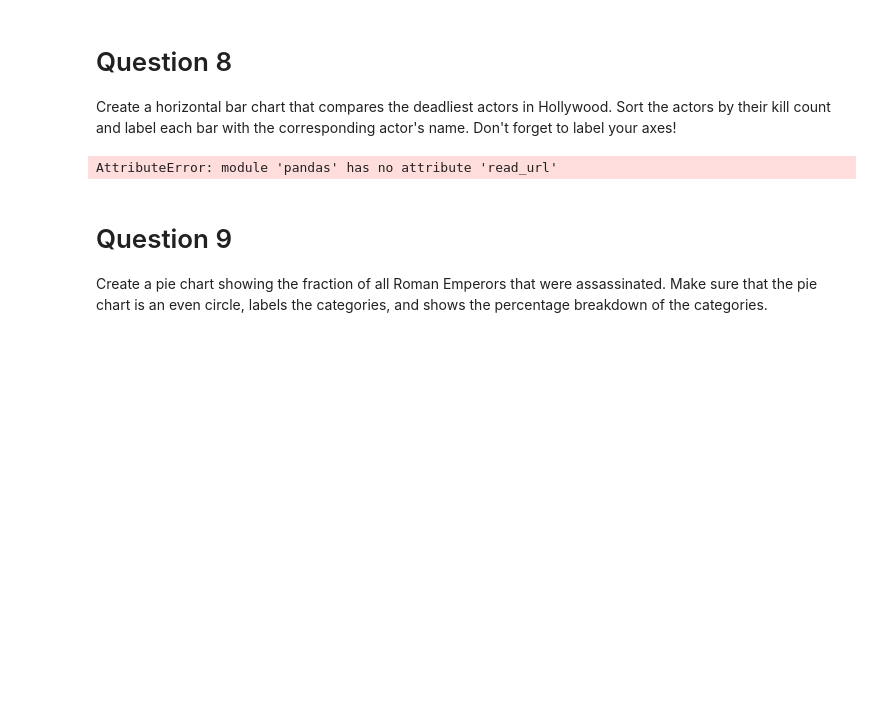
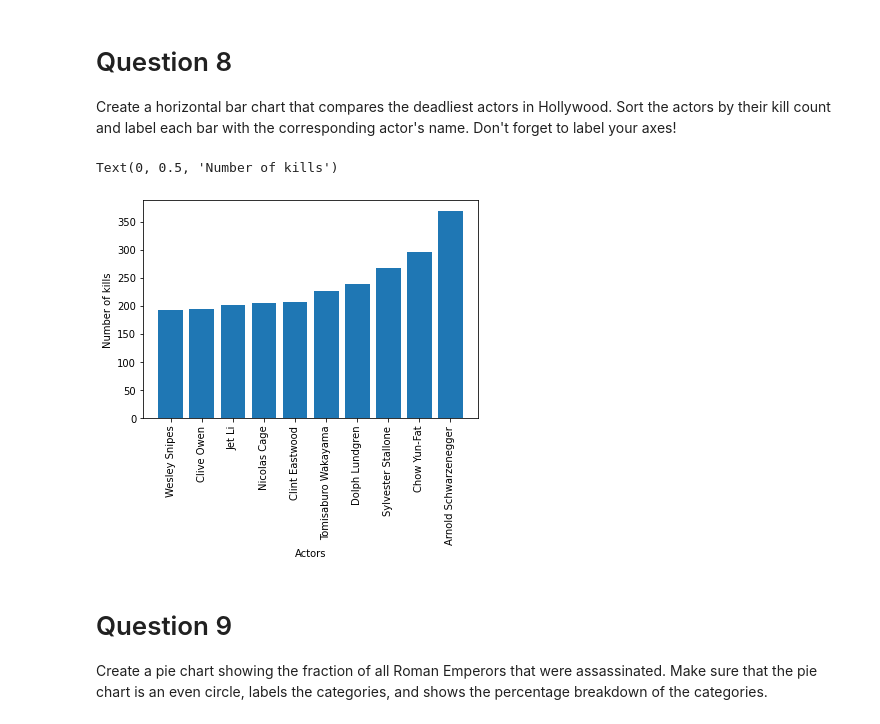
Before and after one commit to ravigandhigeorgian/ravi.gandhi.BDAT1004PS3, a Jupyter notebook: Problem set 3.ipynb, the cells around one changed output. Cells and saved outputs as stored; diff of their text form; code cells hidden in the pictures; blank space fills up the shorter version.

```diff
--- a/Problem set 3.ipynb
+++ b/Problem set 3.ipynb
@@ -745,19 +537,20 @@ Create a horizontal bar chart that compares the deadliest actors in Hollywood. S
 the actors by their kill count and label each bar with the corresponding actor's name.
 Don't forget to label your axes!
 # %%
-hollywood_actor_kills = pd.read_url('actor_kill_counts.csv')
+hollywood_actor_kills = pd.read_csv('actor_kill_counts.csv')
 hollywood_actor_kills = hollywood_actor_kills.sort_values(by=['Count'])
 
 actor_names = hollywood_actor_kills['Actor'].values
 kill_counts = hollywood_actor_kills['Count'].values
 
 
 plt.bar(actor_names, kill_counts, label=actor_names)
 plt.xticks(rotation='vertical')
 plt.xlabel("Actors")
 plt.ylabel("Number of kills")
 # %% [output]
-AttributeError: module 'pandas' has no attribute 'read_url'
+Text(0, 0.5, 'Number of kills')
+[figure, added]
 # %% [markdown]
 # Question 9
 
```
Also changed, not shown: parts of 27 cells of this notebook, 6 other files.
